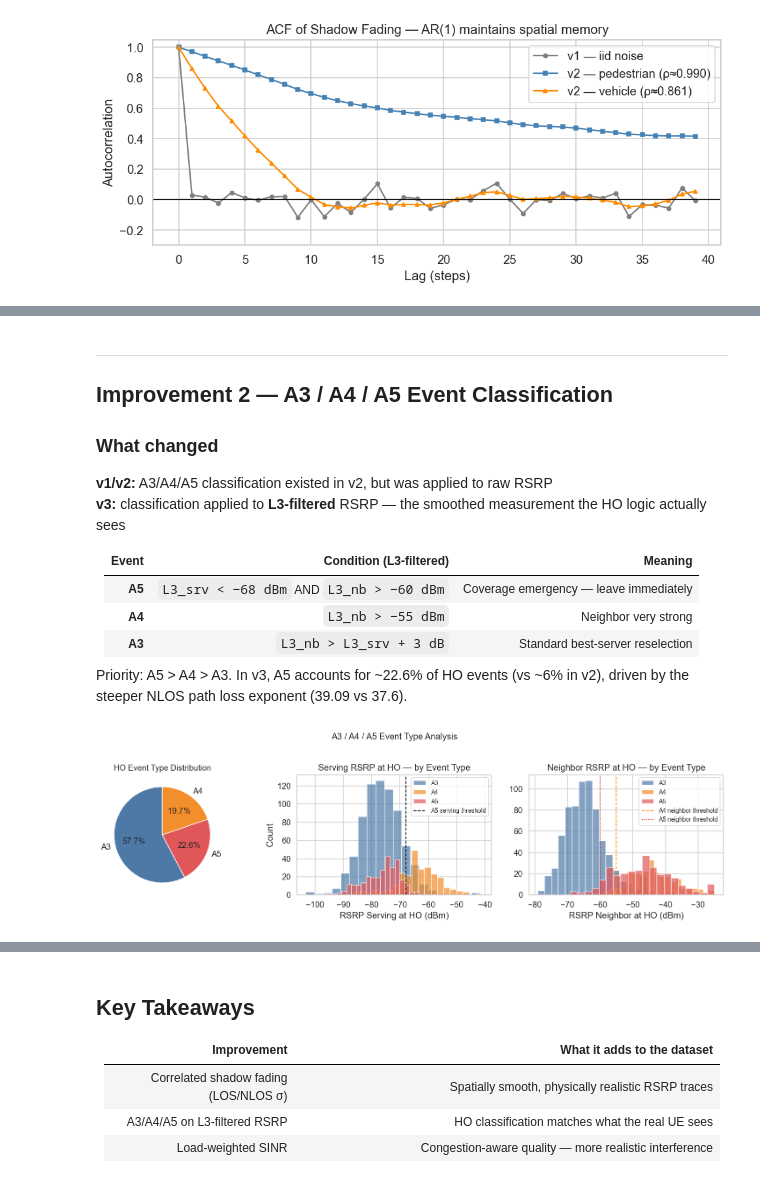
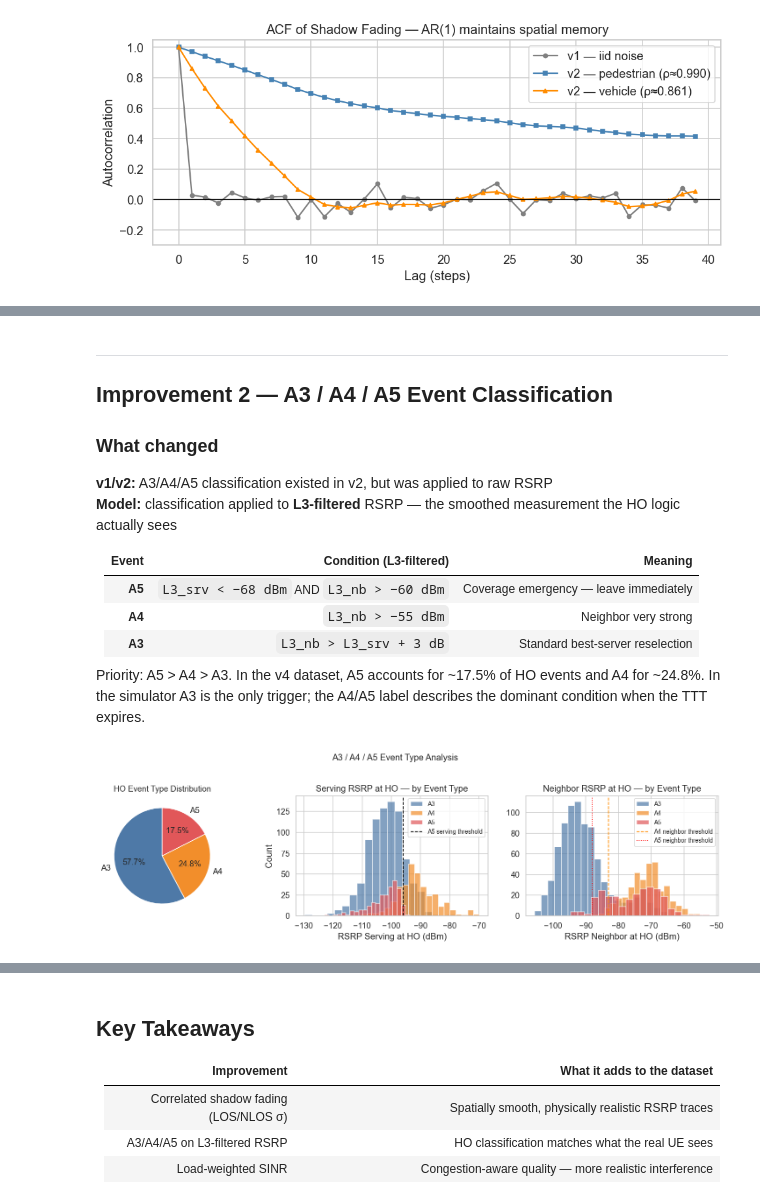
Before and after one commit to SouhailBourhim/Intelligent-Handover-Prediction-LTE, a Jupyter notebook: notebooks/06_simulation_realism.ipynb, the cells around one changed output, grey strips where cells are left out. Saved outputs shown, nothing was run; the diff lists cells and outputs as text; code cells hidden in the pictures.

```diff
--- a/notebooks/06_simulation_realism.ipynb
+++ b/notebooks/06_simulation_realism.ipynb
@@ -129,7 +131,7 @@ plt.tight_layout(); plt.show()
 
 ### What changed
 **v1/v2:** A3/A4/A5 classification existed in v2, but was applied to raw RSRP
-**v3:** classification applied to **L3-filtered** RSRP — the smoothed measurement the HO logic actually sees
+**Model:** classification applied to **L3-filtered** RSRP — the smoothed measurement the HO logic actually sees
 
 | Event | Condition (L3-filtered) | Meaning |
 |-------|------------------------|---------|
@@ -137,8 +139,9 @@ plt.tight_layout(); plt.show()
 | **A4** | `L3_nb > −55 dBm` | Neighbor very strong |
 | **A3** | `L3_nb > L3_srv + 3 dB` | Standard best-server reselection |
 
-Priority: A5 > A4 > A3. In v3, A5 accounts for ~22.6% of HO events (vs ~6% in v2), driven by the steeper NLOS path loss exponent (39.09 vs 37.6).
+Priority: A5 > A4 > A3. In the v4 dataset, A5 accounts for ~17.5% of HO events and A4 for ~24.8%. In the simulator A3 is the only trigger; the A4/A5 label describes the dominant condition when the TTT expires.
 # %%
+from src.handover_logic import HO
 fig, axes = plt.subplots(1, 3, figsize=(14, 4))
 event_colors = {'A3': '#4e79a7', 'A4': '#f28e2b', 'A5': '#e15759'}
 
@@ -146,37 +149,37 @@ event_colors = {'A3': '#4e79a7', 'A4': '#f28e2b', 'A5': '#e15759'}
 counts = ho['event_type'].value_counts()
 axes[0].pie(counts.values, labels=counts.index, autopct='%1.1f%%',
             colors=[event_colors[e] for e in counts.index],
             startangle=90, textprops={'fontsize': 12})
 axes[0].set_title('HO Event Type Distribution', fontsize=12)
 
 # RSRP serving at trigger, by event type
 for ev, color in event_colors.items():
     subset = ho[ho['event_type'] == ev]['rsrp_serving']
     if len(subset) > 0:
         axes[1].hist(subset, bins=20, alpha=0.7, label=ev,
                      color=color, edgecolor='white')
-axes[1].axvline(-68, ls='--', color='black', lw=1.2, label='A5 serving threshold')
+axes[1].axvline(HO.a5_serving_threshold_dbm, ls='--', color='black', lw=1.2, label='A5 serving threshold')
 axes[1].set_xlabel('RSRP Serving at HO (dBm)')
 axes[1].set_ylabel('Count')
 axes[1].set_title('Serving RSRP at HO — by Event Type')
 axes[1].legend(fontsize=9)
 
 # RSRP neighbor at trigger, by event type
 for ev, color in event_colors.items():
     subset = ho[ho['event_type'] == ev]['rsrp_neighbor']
     if len(subset) > 0:
         axes[2].hist(subset, bins=20, alpha=0.7, label=ev,
                      color=color, edgecolor='white')
-axes[2].axvline(-55, ls='--', color='darkorange', lw=1.2, label='A4 neighbor threshold')
-axes[2].axvline(-60, ls=':', color='red', lw=1.2, label='A5 neighbor threshold')
+axes[2].axvline(HO.a4_threshold_dbm, ls='--', color='darkorange', lw=1.2, label='A4 neighbor threshold')
+axes[2].axvline(HO.a5_neighbor_threshold_dbm, ls=':', color='red', lw=1.2, label='A5 neighbor threshold')
 axes[2].set_xlabel('RSRP Neighbor at HO (dBm)')
 axes[2].set_title('Neighbor RSRP at HO — by Event Type')
 axes[2].legend(fontsize=9)
 
 plt.suptitle('A3 / A4 / A5 Event Type Analysis', fontsize=13, y=1.02)
 plt.tight_layout(); plt.show()
 # %% [output]
-[figure, old version]
+[figure, new version]
 # %%
 # Event type by UE type (vehicle vs pedestrian)
 speed_map = df[['ue_id','ue_speed']].drop_duplicates('ue_id').set_index('ue_id')['ue_speed']
```
Also changed, not shown: parts of 15 cells of this notebook, 9 other files.
